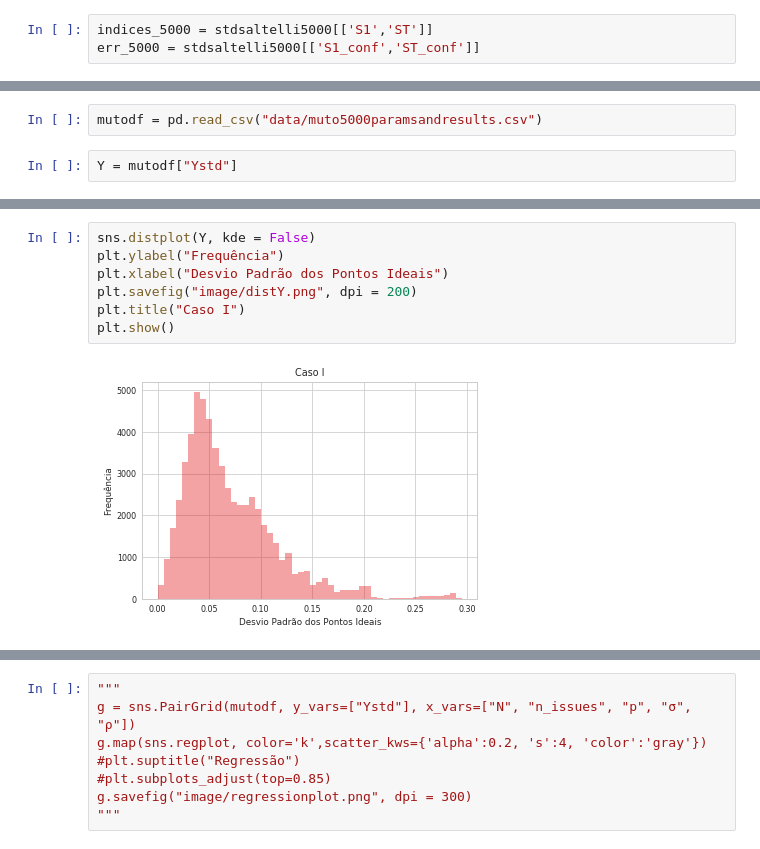
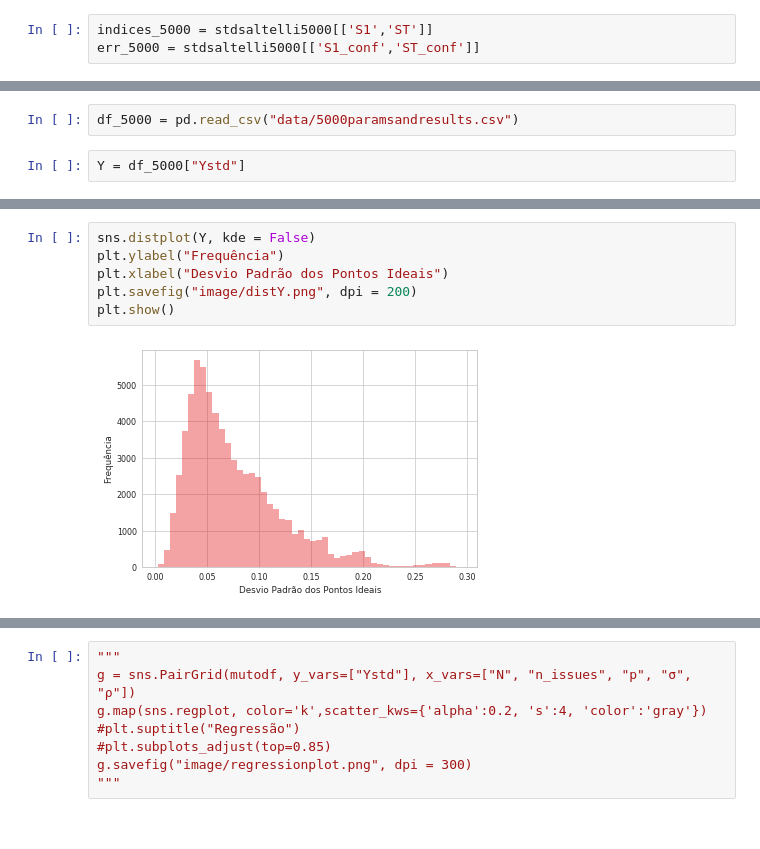
Before and after one commit to marcelovmaciel/Projeto, a Jupyter notebook: simulation-analysis/03-saltelli-finaloutput.ipynb, the cells around one changed output, grey strips where cells are left out. Cells and saved outputs as stored; diff of their text form.

Commit message:
refactored prepocessing and also uploaded the data

```diff
--- a/simulation-analysis/03-saltelli-finaloutput.ipynb
+++ b/simulation-analysis/03-saltelli-finaloutput.ipynb
@@ -50,4 +50,4 @@ plt.show()
 # %%
-mutodf = pd.read_csv("data/muto5000paramsandresults.csv")
+df_5000 = pd.read_csv("data/5000paramsandresults.csv")
 # %%
-Y = mutodf["Ystd"]
+Y = df_5000["Ystd"]
@@ -54,9 +75,8 @@ Y = mutodf["Ystd"]
 # %%
 sns.distplot(Y, kde = False)
 plt.ylabel("Frequência")
 plt.xlabel("Desvio Padrão dos Pontos Ideais")
 plt.savefig("image/distY.png", dpi = 200)
-plt.title("Caso I")
 plt.show()
 # %% [output]
-[figure, old version]
+[figure, new version]
```
Also changed, not shown: parts of 24 cells of this notebook, 9 other files.
